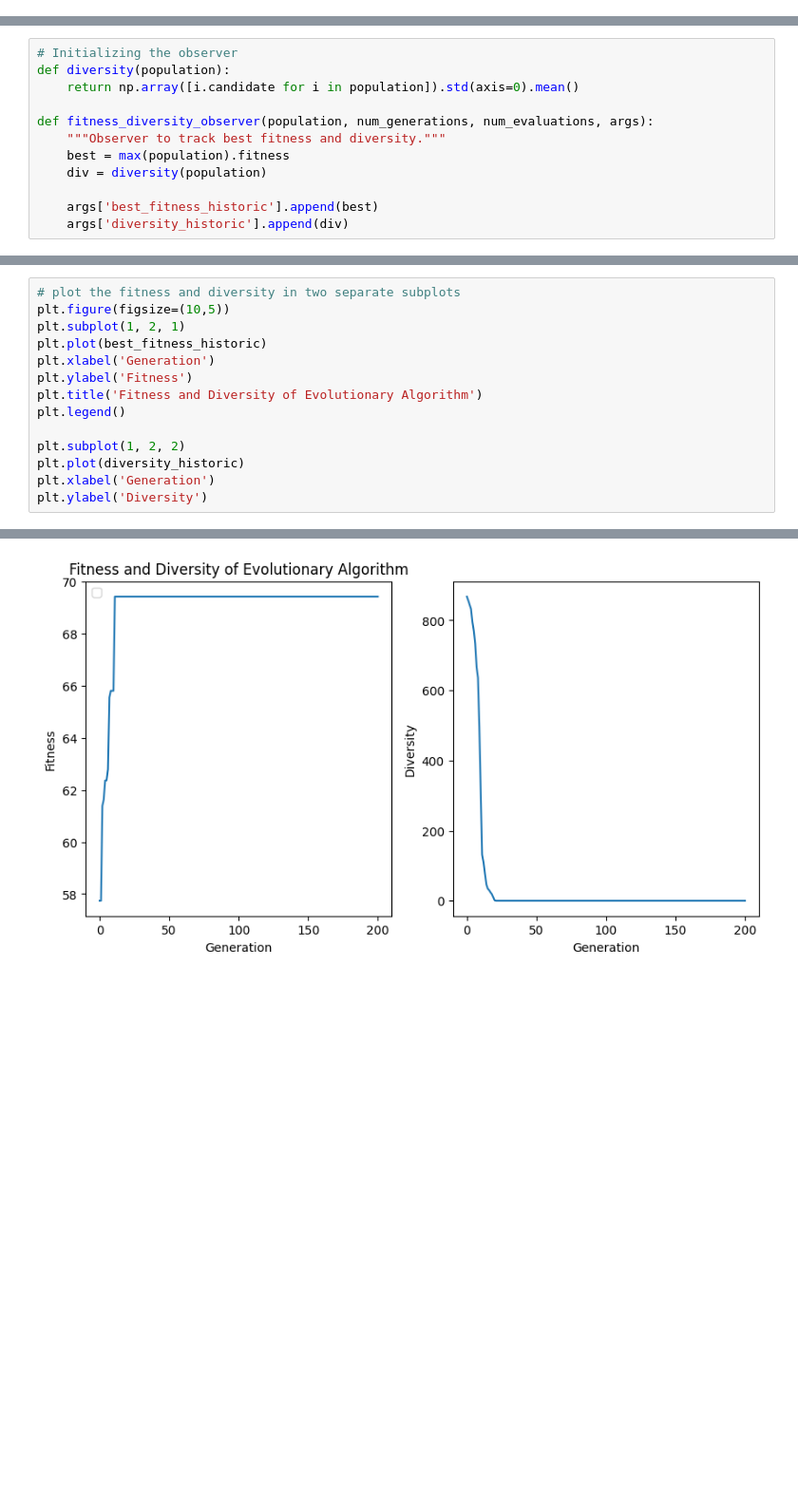
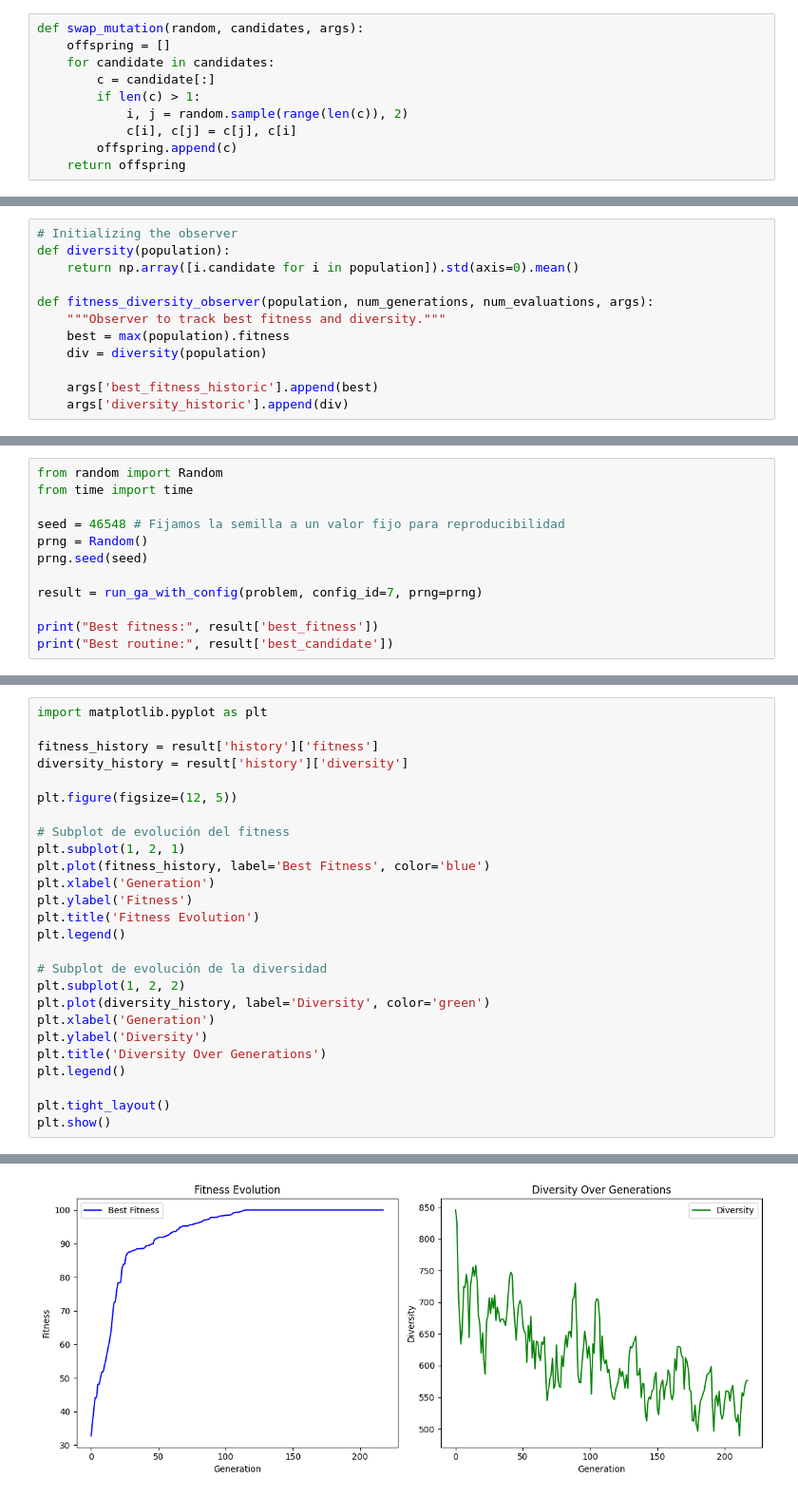
Before and after one commit to poses98/ea-exercise-routine-optimization, a Jupyter notebook: notebooks/GA_Workout.ipynb, the cells around one changed output, grey strips where cells are left out. Shown at 95% size. Drawn from its saved outputs; the diff is of its cells as text; blank space fills up the shorter version.

Commit message:
Prepared GA configs for experimenting with users

```diff
--- a/notebooks/GA_Workout.ipynb
+++ b/notebooks/GA_Workout.ipynb
@@ -196,2 +327,12 @@ problem = WorkoutRoutine(userLevel, equipment, requestMuscles, duration, userID,
+# %%
+def swap_mutation(random, candidates, args):
+    offspring = []
+    for candidate in candidates:
+        c = candidate[:]
+        if len(c) > 1:
+            i, j = random.sample(range(len(c)), 2)
+            c[i], c[j] = c[j], c[i]
+        offspring.append(c)
+    return offspring
 # %% [markdown]
 # Executing the GA
@@ -317,0 +551,12 @@ Detalles del mejor individuo: {'muscles_factor': 0.8222222222222222, 'difficulty
+# %%
+from random import Random
+from time import time
+
+seed = 46548 # Fijamos la semilla a un valor fijo para reproducibilidad
+prng = Random()
+prng.seed(seed)
+
+result = run_ga_with_config(problem, config_id=7, prng=prng)
+
+print("Best fitness:", result['best_fitness'])
+print("Best routine:", result['best_candidate'])
@@ -360,15 +614,27 @@ Standard deviation of fitness: 0.0
 # %%
-# plot the fitness and diversity in two separate subplots
-plt.figure(figsize=(10,5))
+import matplotlib.pyplot as plt
+
+fitness_history = result['history']['fitness']
+diversity_history = result['history']['diversity']
+
+plt.figure(figsize=(12, 5))
+
+# Subplot de evolución del fitness
 plt.subplot(1, 2, 1)
-plt.plot(best_fitness_historic)
+plt.plot(fitness_history, label='Best Fitness', color='blue')
 plt.xlabel('Generation')
 plt.ylabel('Fitness')
-plt.title('Fitness and Diversity of Evolutionary Algorithm')
+plt.title('Fitness Evolution')
 plt.legend()
 
+# Subplot de evolución de la diversidad
 plt.subplot(1, 2, 2)
-plt.plot(diversity_historic)
+plt.plot(diversity_history, label='Diversity', color='green')
 plt.xlabel('Generation')
 plt.ylabel('Diversity')
+plt.title('Diversity Over Generations')
+plt.legend()
+
+plt.tight_layout()
+plt.show()
 # %% [output]
@@ -377 +641 @@ Text(0, 0.5, 'Diversity')
-[figure, old version]
+[figure, new version]
```
Also changed, not shown: parts of 16 cells of this notebook.
